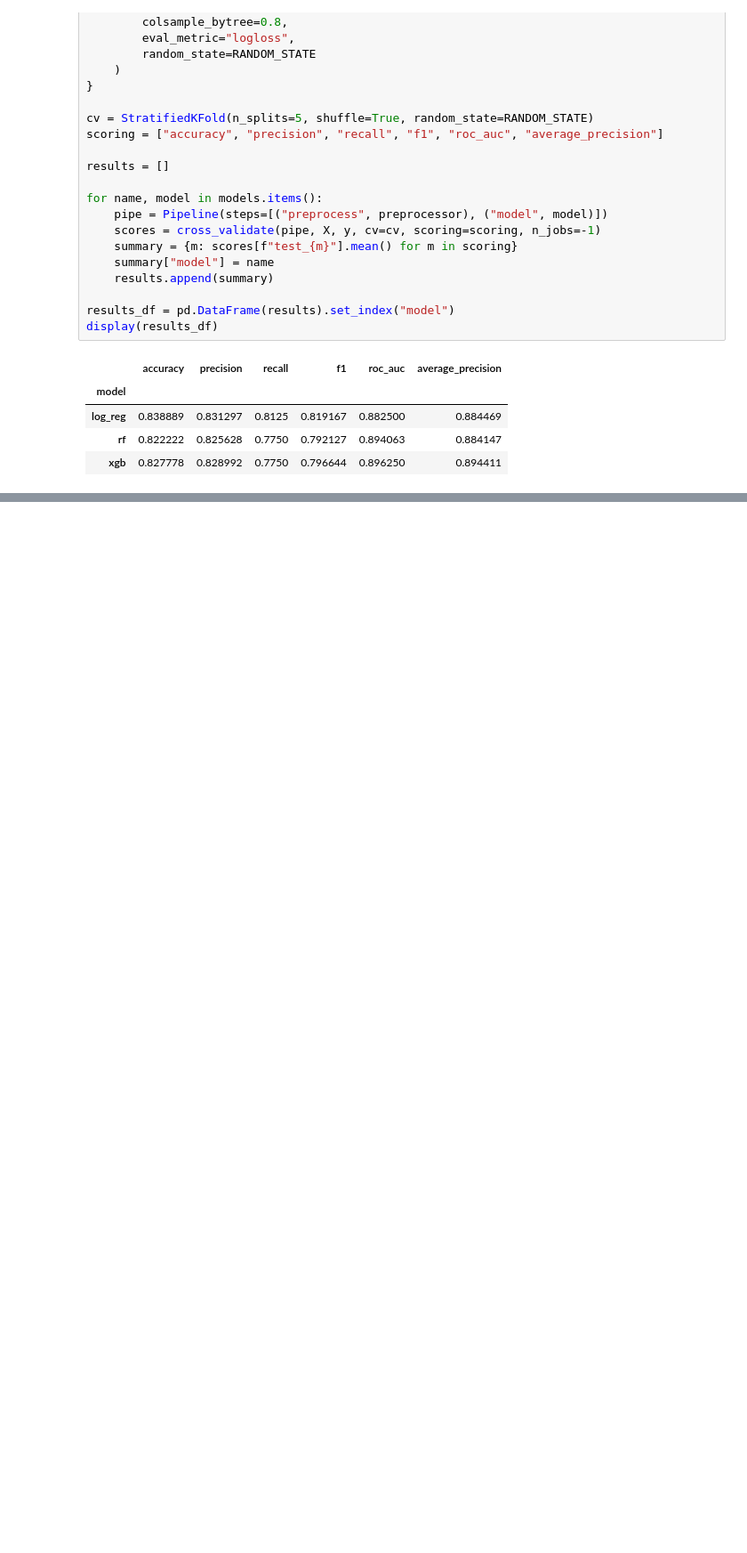
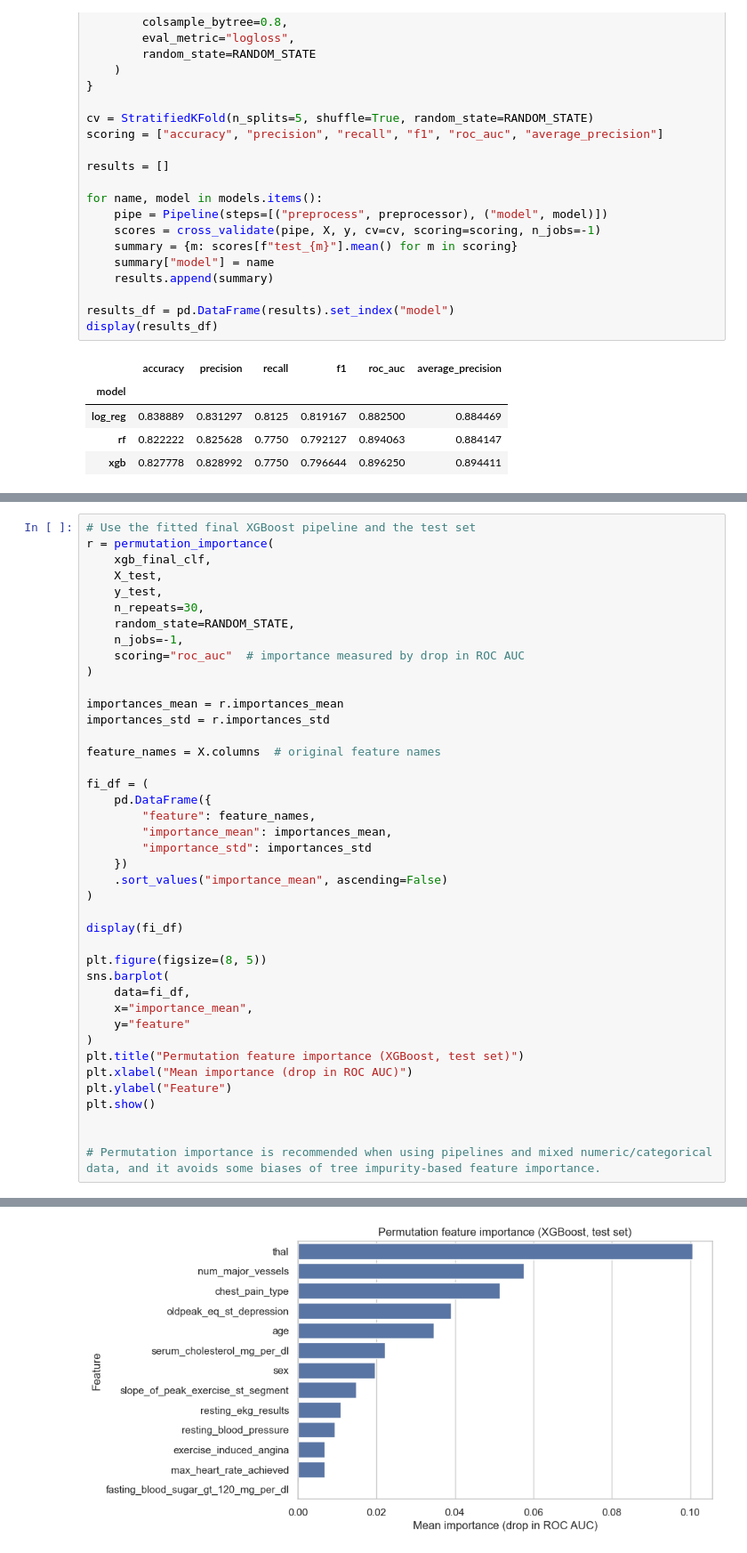
Before and after one commit to sayeesx/Heart-Disease-Prediction-ML-Project, a Jupyter notebook: PRCP-1016-HeartDiseasePred.ipynb, the cells around one changed output, grey strips where cells are left out. Shown at 89% size. Cells and saved outputs as stored; diff of their text form; blank space fills up the shorter version.

```diff
--- a/PRCP-1016-HeartDiseasePred.ipynb
+++ b/PRCP-1016-HeartDiseasePred.ipynb
@@ -334,0 +400,42 @@ display(results_df)
+# %%
+# Use the fitted final XGBoost pipeline and the test set
+r = permutation_importance(
+    xgb_final_clf,
+    X_test,
+    y_test,
+    n_repeats=30,
+    random_state=RANDOM_STATE,
+    n_jobs=-1,
+    scoring="roc_auc"  # importance measured by drop in ROC AUC
+)
+
+importances_mean = r.importances_mean
+importances_std = r.importances_std
+
+feature_names = X.columns  # original feature names
+
+fi_df = (
+    pd.DataFrame({
+        "feature": feature_names,
+        "importance_mean": importances_mean,
+        "importance_std": importances_std
+    })
+    .sort_values("importance_mean", ascending=False)
+)
+
+display(fi_df)
+
+plt.figure(figsize=(8, 5))
+sns.barplot(
+    data=fi_df,
+    x="importance_mean",
+    y="feature"
+)
+plt.title("Permutation feature importance (XGBoost, test set)")
+plt.xlabel("Mean importance (drop in ROC AUC)")
+plt.ylabel("Feature")
+plt.show()
+
+
+# Permutation importance is recommended when using pipelines and mixed numeric/categorical data, and it avoids some biases of tree impurity‑based feature importance.
+# %% [output]
@@ -334,0 +456 @@ display(results_df)
+[figure, added]
```
Also changed, not shown: parts of 5 cells of this notebook.
